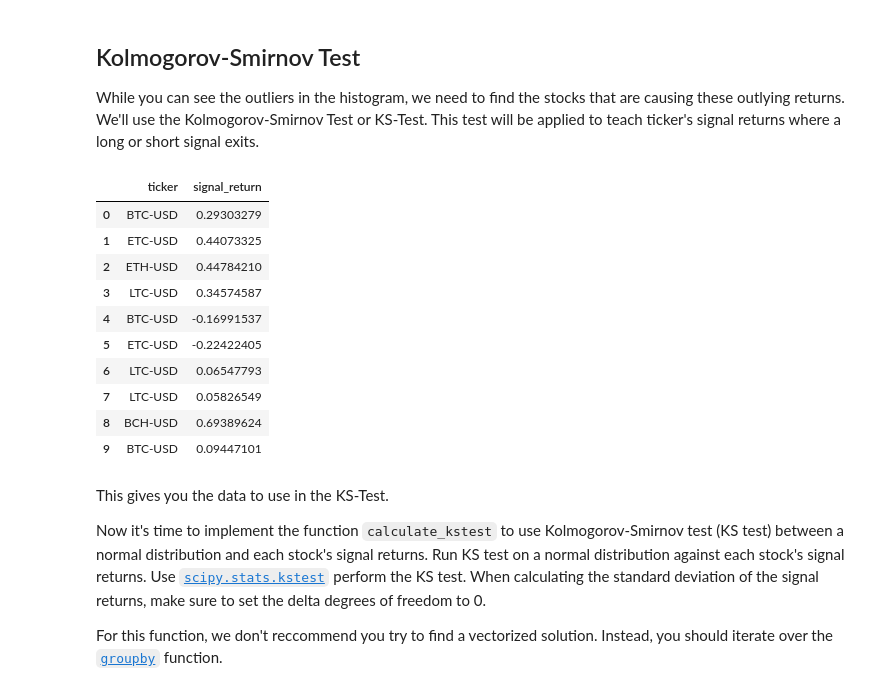
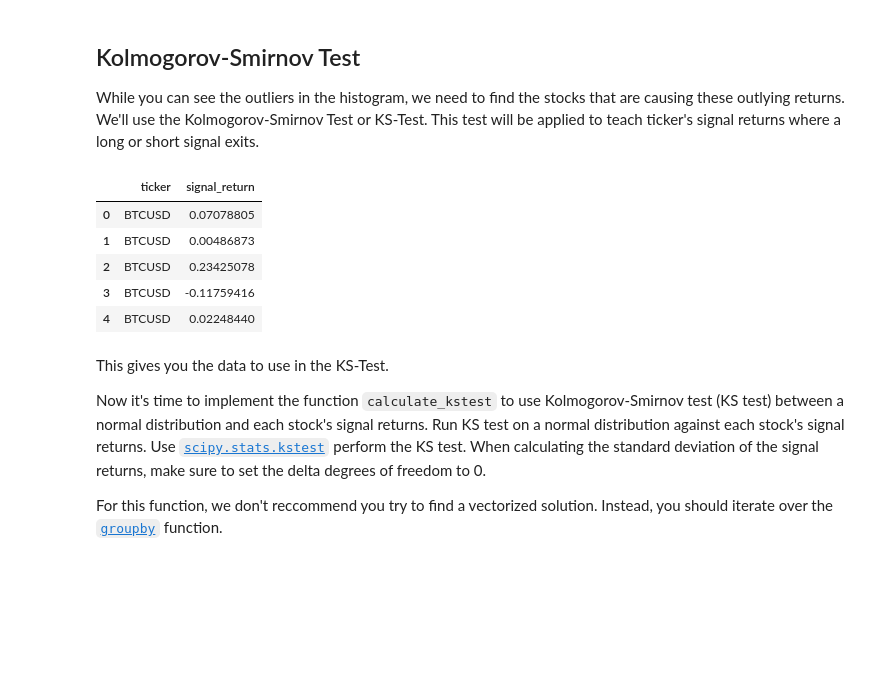
Before and after one commit to iaghidro/stock-predictor, a Jupyter notebook: notebook-files/breakout-strategy/Beakout_Strategy.ipynb, the cells around one changed output. Saved outputs shown, nothing was run; the diff lists cells and outputs as text; code cells hidden in the pictures; blank space fills up the shorter version.

```diff
--- a/notebook-files/breakout-strategy/Beakout_Strategy.ipynb
+++ b/notebook-files/breakout-strategy/Beakout_Strategy.ipynb
@@ -14,9 +20,9 @@ import project_tests
 # %% [markdown]
 ### Load Data
 # %%
-! npm run fetch:data
+# ! npm run fetch:data
 
-df_original = pd.read_csv('../../data/stock/coinbase.csv', parse_dates=['Date'], index_col=False)
+df_original = pd.read_csv('../../data/stock/Coinbase_BTCUSD_d.csv', parse_dates=['Date'], index_col=False)
 df = df_original
 len(df)
 open = df.reset_index().pivot(index='Date', columns='Symbol', values='Open')
@@ -24,9 +30,9 @@ high = df.reset_index().pivot(index='Date', columns='Symbol', values='High')
 low = df.reset_index().pivot(index='Date', columns='Symbol', values='Low')
 close = df.reset_index().pivot(index='Date', columns='Symbol', values='Close')
 
-# open = open.tail(1100)
-# high = high.tail(1100)
-# low = low.tail(1100)
-# close = close.tail(1100)
+# open = open.tail(800)
+# high = high.tail(800)
+# low = low.tail(800)
+# close = close.tail(800)
 
-apple_ticker = 'ETH-USD'
+apple_ticker = 'BTCUSD'
@@ -173,9 +142,9 @@ def get_long_short(close, lookback_high, lookback_low):
     long = long.astype(np.int)
 
 #     Old Code
-    long_short = short + long
+#     long_short = short + long
 #   new code
-#     long_short = long
+    long_short = long
 
 #     print(short)
 #     print(long)
@@ -483,34 +460,29 @@ While you can see the outliers in the histogram, we need to find the stocks that
 # %%
 # Filter out returns that don't have a long or short signal.
 long_short_signal_returns_5 = signal_return_5[signal_5 != 0].stack()
 long_short_signal_returns_80= signal_return_80[signal_80 != 0].stack()
 long_short_signal_returns_20 = signal_return_20[signal_20 != 0].stack()
 long_short_signal_returns_50 = signal_return_50[signal_50 != 0].stack()
 
 # Get just ticker and signal return
 long_short_signal_returns_5 = long_short_signal_returns_5.reset_index().iloc[:, [1,2]]
 long_short_signal_returns_5.columns = ['ticker', 'signal_return']
 long_short_signal_returns_80 = long_short_signal_returns_80.reset_index().iloc[:, [1,2]]
 long_short_signal_returns_80.columns = ['ticker', 'signal_return']
 long_short_signal_returns_20 = long_short_signal_returns_20.reset_index().iloc[:, [1,2]]
 long_short_signal_returns_20.columns = ['ticker', 'signal_return']
 long_short_signal_returns_50 = long_short_signal_returns_50.reset_index().iloc[:, [1,2]]
 long_short_signal_returns_50.columns = ['ticker', 'signal_return']
 
 # View some of the data
-long_short_signal_returns_20.head(10)
+long_short_signal_returns_20.head(5)
 # %% [output]
 |  | ticker | signal_return |
-| 0 | BTC-USD | 0.29303279 |
-| 1 | ETC-USD | 0.44073325 |
-| 2 | ETH-USD | 0.44784210 |
-| 3 | LTC-USD | 0.34574587 |
-| 4 | BTC-USD | -0.16991537 |
-| 5 | ETC-USD | -0.22422405 |
-| 6 | LTC-USD | 0.06547793 |
-| 7 | LTC-USD | 0.05826549 |
-| 8 | BCH-USD | 0.69389624 |
-| 9 | BTC-USD | 0.09447101 |
+| 0 | BTCUSD | 0.07078805 |
+| 1 | BTCUSD | 0.00486873 |
+| 2 | BTCUSD | 0.23425078 |
+| 3 | BTCUSD | -0.11759416 |
+| 4 | BTCUSD | 0.02248440 |
 # %% [markdown]
 This gives you the data to use in the KS-Test.
 
```
Also changed, not shown: parts of 17 cells of this notebook.
